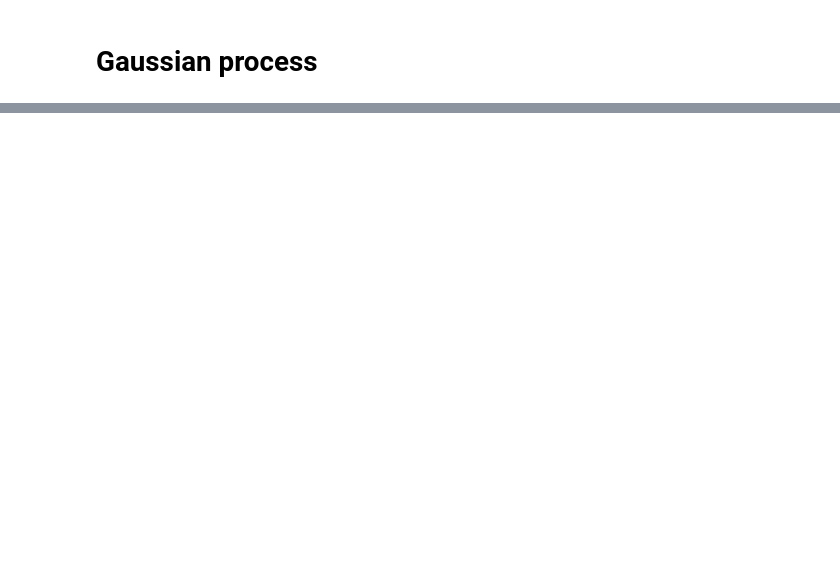
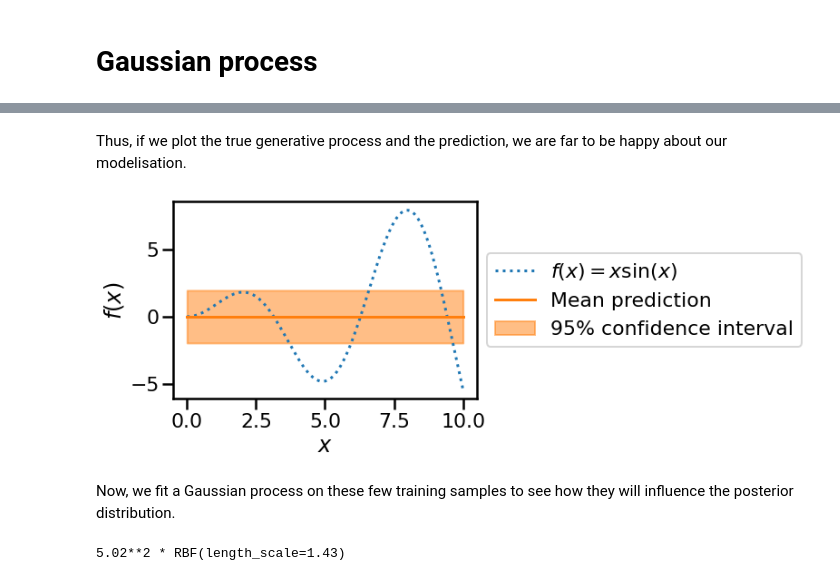
Before and after one commit to glemaitre/datascience_middle_course, a Jupyter notebook: 06_gaussian_process/01_gaussian_processes.ipynb, the cells around one changed output, grey strips where cells are left out. Cells and saved outputs as stored; diff of their text form; code cells hidden in the pictures; blank space fills up the shorter version.

```diff
--- a/06_gaussian_process/01_gaussian_processes.ipynb
+++ b/06_gaussian_process/01_gaussian_processes.ipynb
@@ -850,0 +98,25 @@ _ = plt.title("Effect of using a radial basis function kernel")
+# %% [markdown]
+Thus, if we plot the true generative process and the prediction, we are far to be happy about our modelisation.
+# %%
+plt.plot(X, y, label=r"$f(x) = x \sin(x)$", linestyle="dotted")
+plt.plot(X, mean_prediction, label="Mean prediction")
+plt.fill_between(
+    X.ravel(),
+    mean_prediction - 1.96 * std_prediction,
+    mean_prediction + 1.96 * std_prediction,
+    alpha=0.5,
+    label=r"95% confidence interval",
+    color="tab:orange",
+)
+plt.legend(loc="center left", bbox_to_anchor=(1, 0.5))
+plt.xlabel("$x$")
+_ = plt.ylabel("$f(x)$")
+# %% [output]
+[figure, added]
+# %% [markdown]
+Now, we fit a Gaussian process on these few training samples to see how they will influence the posterior distribution.
+# %%
+gaussian_process.fit(X_train, y_train)
+gaussian_process.kernel_
+# %% [output]
+5.02**2 * RBF(length_scale=1.43)
```
Also changed, not shown: parts of 62 cells of this notebook, 7 other files.
